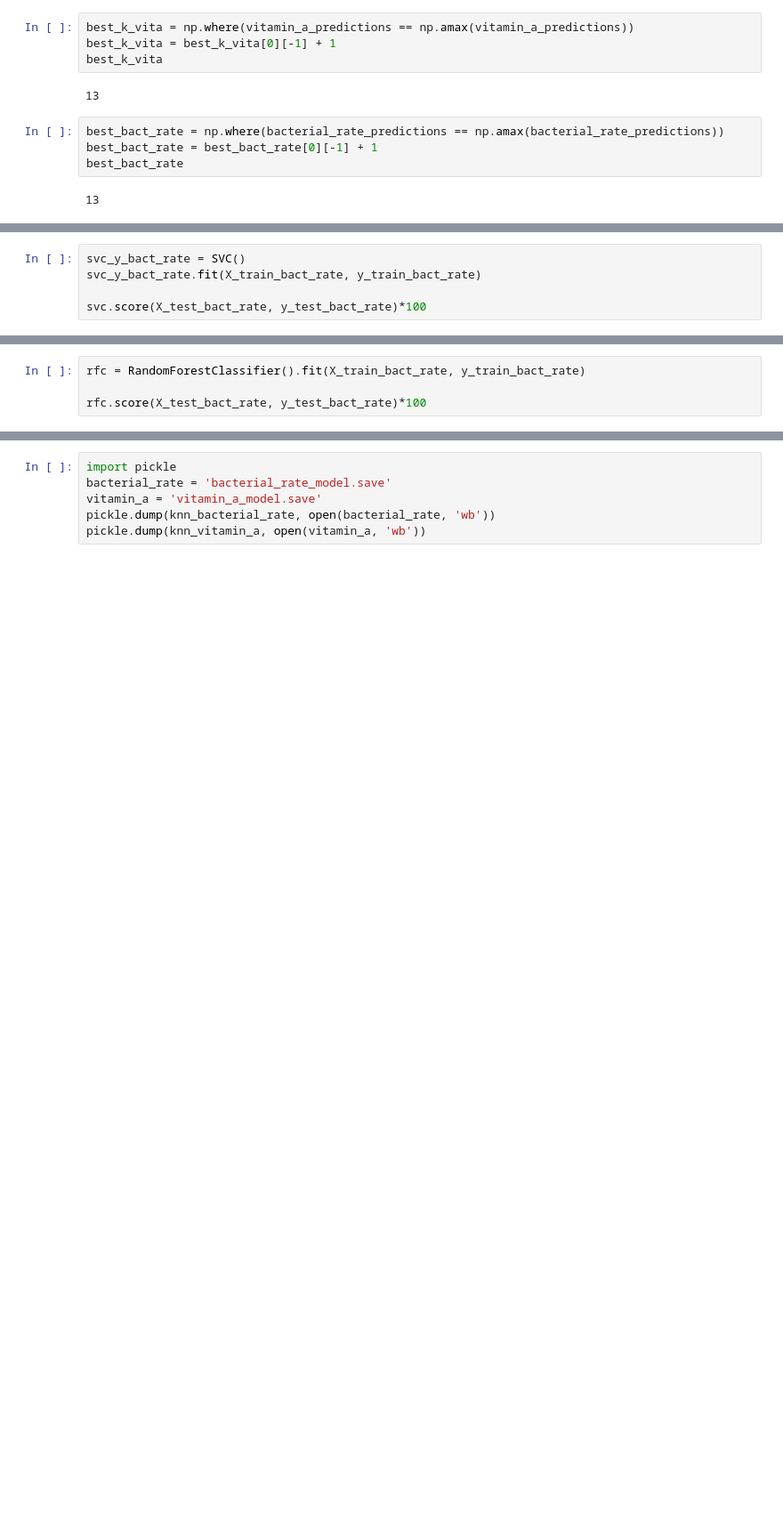
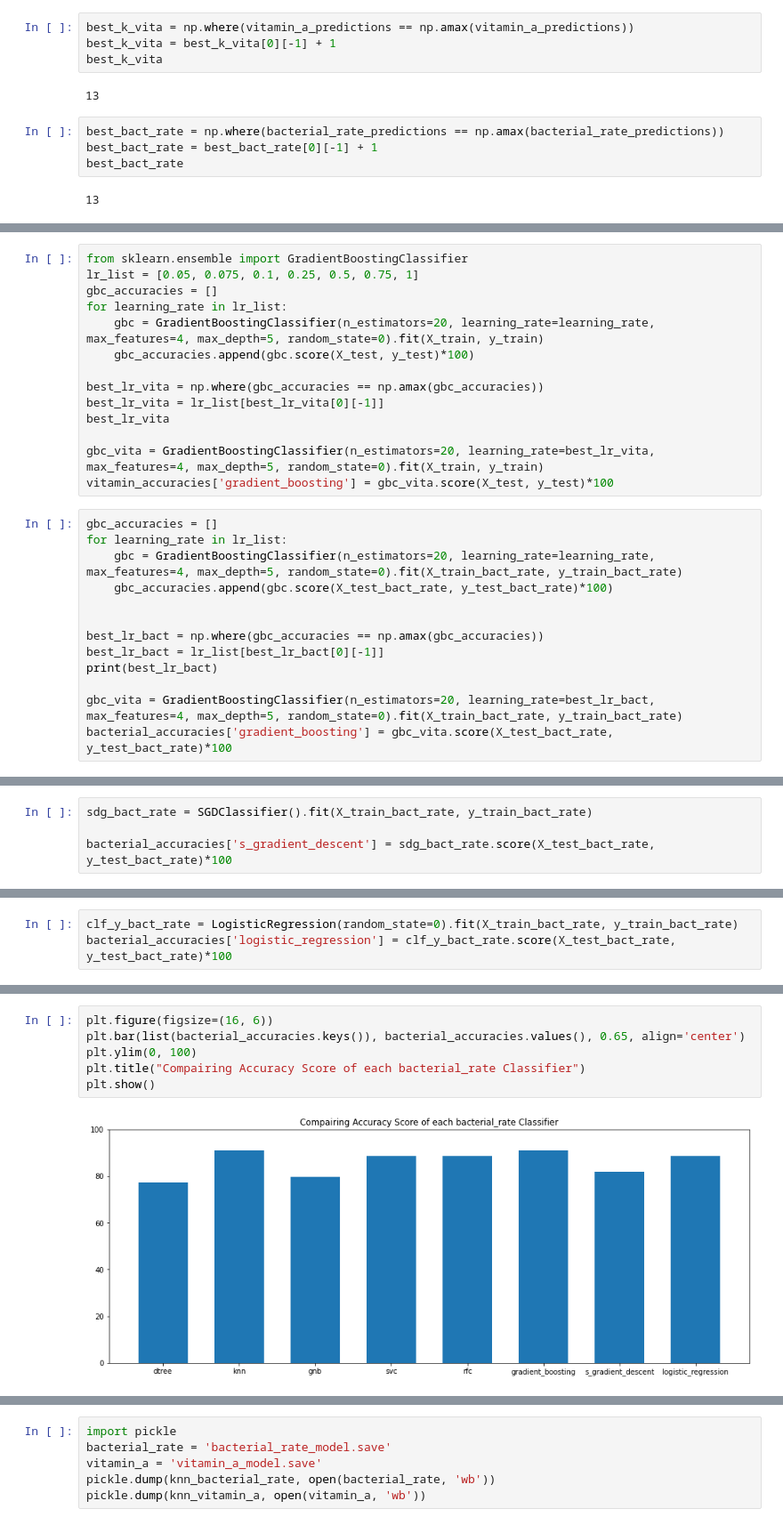
Before and after one commit to a3darekar/digital_immunization_registry, a Jupyter notebook: ml_models/WHO data analytics.ipynb, the cells around one changed output, grey strips where cells are left out. Shown at 89% size. Drawn from its saved outputs; the diff is of its cells as text; blank space fills up the shorter version.

```diff
--- a/ml_models/WHO data analytics.ipynb
+++ b/ml_models/WHO data analytics.ipynb
@@ -421,0 +496,27 @@ gnb_y_bact_rate.score(X_test_bact_rate, y_test_bact_rate)*100
+# %%
+from sklearn.ensemble import GradientBoostingClassifier
+lr_list = [0.05, 0.075, 0.1, 0.25, 0.5, 0.75, 1]
+gbc_accuracies = []
+for learning_rate in lr_list:
+    gbc = GradientBoostingClassifier(n_estimators=20, learning_rate=learning_rate, max_features=4, max_depth=5, random_state=0).fit(X_train, y_train)
+    gbc_accuracies.append(gbc.score(X_test, y_test)*100)
+
+best_lr_vita = np.where(gbc_accuracies == np.amax(gbc_accuracies))
+best_lr_vita = lr_list[best_lr_vita[0][-1]]
+best_lr_vita
+
+gbc_vita = GradientBoostingClassifier(n_estimators=20, learning_rate=best_lr_vita, max_features=4, max_depth=5, random_state=0).fit(X_train, y_train)
+vitamin_accuracies['gradient_boosting'] = gbc_vita.score(X_test, y_test)*100
+# %%
+gbc_accuracies = []
+for learning_rate in lr_list:
+    gbc = GradientBoostingClassifier(n_estimators=20, learning_rate=learning_rate, max_features=4, max_depth=5, random_state=0).fit(X_train_bact_rate, y_train_bact_rate)
+    gbc_accuracies.append(gbc.score(X_test_bact_rate, y_test_bact_rate)*100)
+
+
+best_lr_bact = np.where(gbc_accuracies == np.amax(gbc_accuracies))
+best_lr_bact = lr_list[best_lr_bact[0][-1]]
+print(best_lr_bact)
+
+gbc_vita = GradientBoostingClassifier(n_estimators=20, learning_rate=best_lr_bact, max_features=4, max_depth=5, random_state=0).fit(X_train_bact_rate, y_train_bact_rate)
+bacterial_accuracies['gradient_boosting'] = gbc_vita.score(X_test_bact_rate, y_test_bact_rate)*100
@@ -431,5 +533,4 @@ svc.score(X_test, y_test)*100
 # %%
-svc_y_bact_rate = SVC()
-svc_y_bact_rate.fit(X_train_bact_rate, y_train_bact_rate)
+sdg_bact_rate = SGDClassifier().fit(X_train_bact_rate, y_train_bact_rate)
 
-svc.score(X_test_bact_rate, y_test_bact_rate)*100
+bacterial_accuracies['s_gradient_descent'] = sdg_bact_rate.score(X_test_bact_rate, y_test_bact_rate)*100
@@ -446,4 +544,3 @@ rfc.score(X_test, y_test)*100
 # %%
-rfc = RandomForestClassifier().fit(X_train_bact_rate, y_train_bact_rate)
-
-rfc.score(X_test_bact_rate, y_test_bact_rate)*100
+clf_y_bact_rate = LogisticRegression(random_state=0).fit(X_train_bact_rate, y_train_bact_rate)
+bacterial_accuracies['logistic_regression'] = clf_y_bact_rate.score(X_test_bact_rate, y_test_bact_rate)*100
@@ -517,0 +557,8 @@ clf_y_bact_rate.score(X_test_bact_rate, y_test_bact_rate)*100
+# %%
+plt.figure(figsize=(16, 6))
+plt.bar(list(bacterial_accuracies.keys()), bacterial_accuracies.values(), 0.65, align='center')
+plt.ylim(0, 100)
+plt.title("Compairing Accuracy Score of each bacterial_rate Classifier")
+plt.show()
+# %% [output]
+[figure, added]
```
Also changed, not shown: parts of 41 cells of this notebook, 5 other files.
